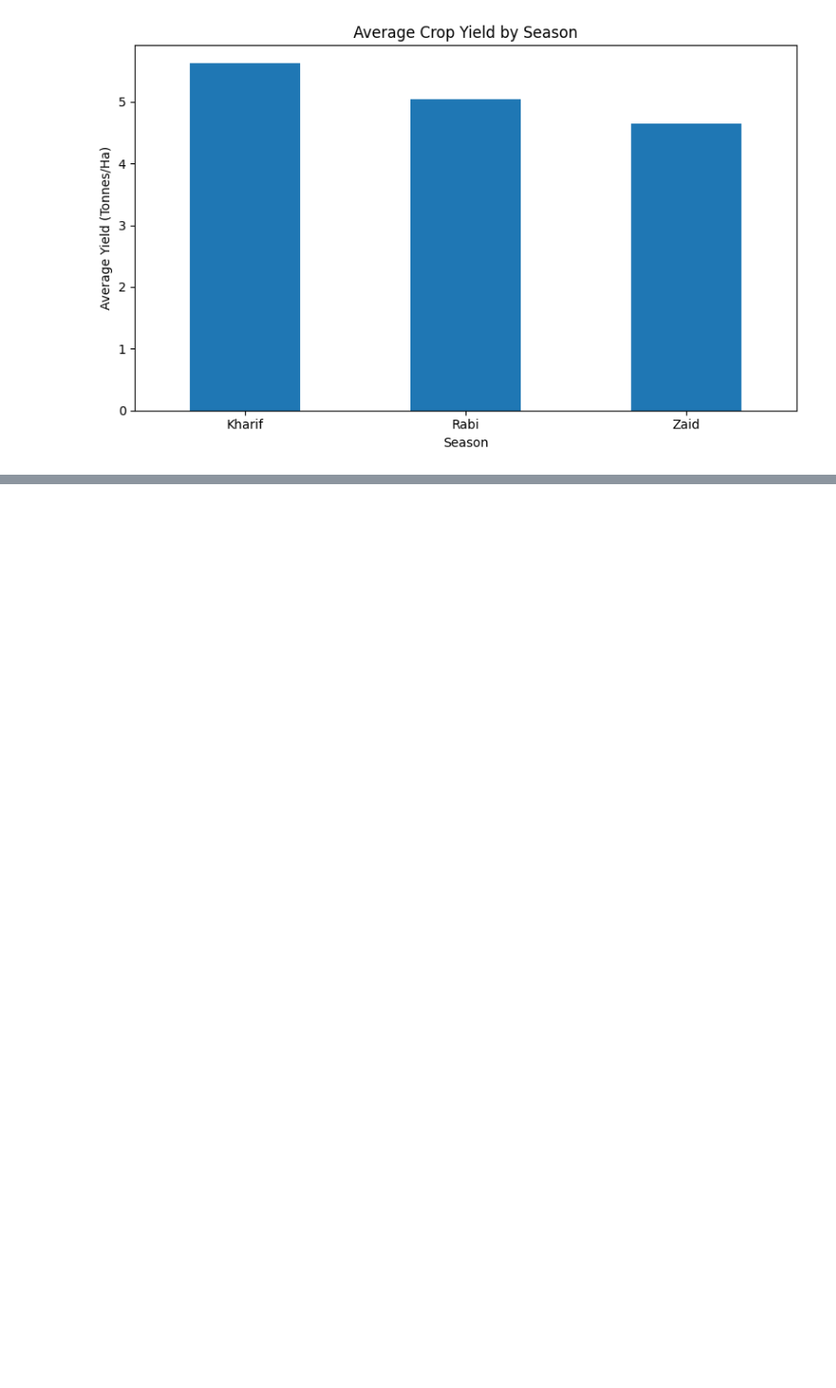
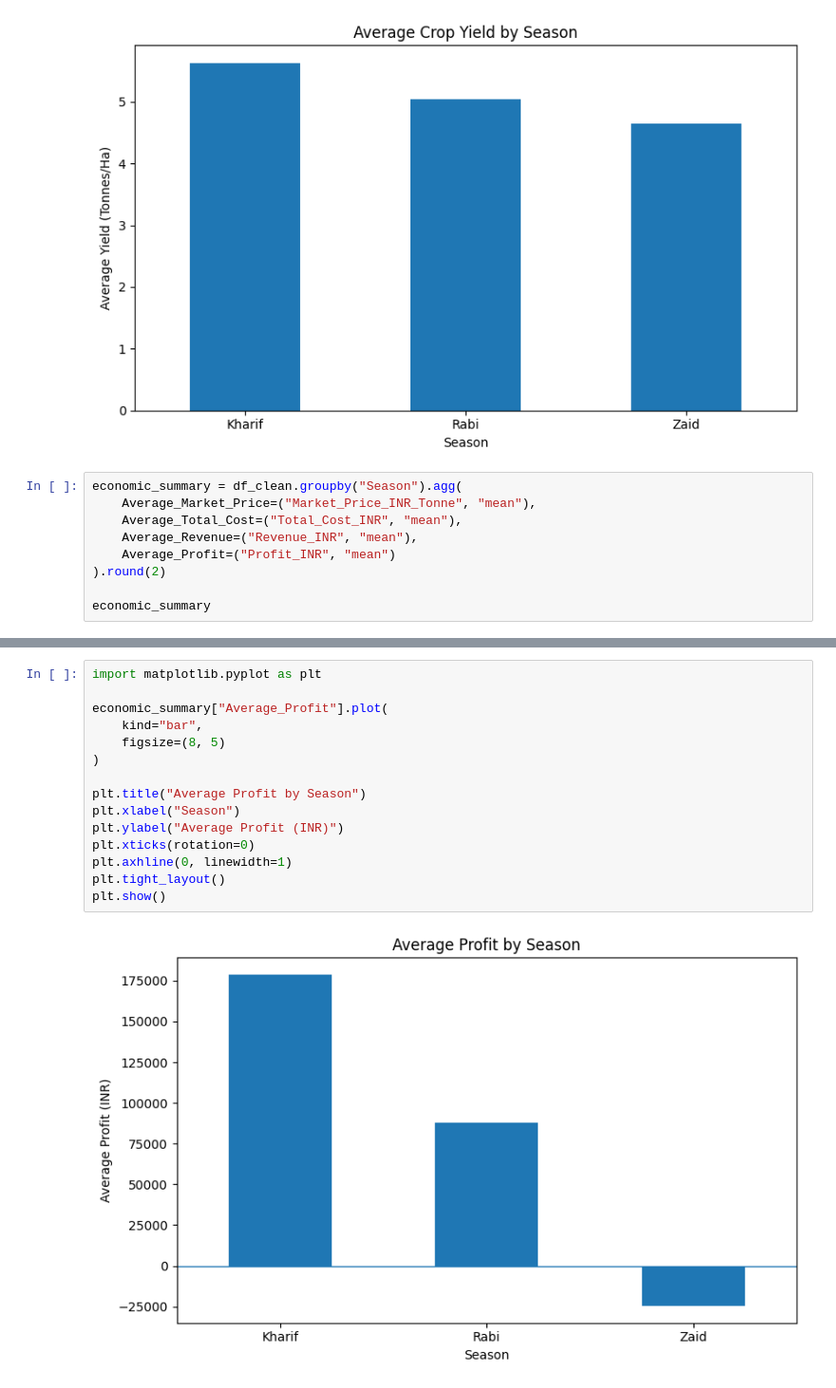
Before and after one commit to kaustubh9306-git/seasonal-agriculture-performance-analysis, a Jupyter notebook: Untitled4.ipynb, the cells around one changed output, grey strips where cells are left out. Shown at 95% size. Saved outputs shown, nothing was run; the diff lists cells and outputs as text; blank space fills up the shorter version.

```diff
--- a/Untitled4.ipynb
+++ b/Untitled4.ipynb
@@ -181,3 +181,12 @@ plt.tight_layout()
 plt.show()
 # %% [output]
 [figure]
+# %%
+economic_summary = df_clean.groupby("Season").agg(
+    Average_Market_Price=("Market_Price_INR_Tonne", "mean"),
+    Average_Total_Cost=("Total_Cost_INR", "mean"),
+    Average_Revenue=("Revenue_INR", "mean"),
+    Average_Profit=("Profit_INR", "mean")
+).round(2)
+
+economic_summary
@@ -183,0 +199,17 @@ plt.show()
+# %%
+import matplotlib.pyplot as plt
+
+economic_summary["Average_Profit"].plot(
+    kind="bar",
+    figsize=(8, 5)
+)
+
+plt.title("Average Profit by Season")
+plt.xlabel("Season")
+plt.ylabel("Average Profit (INR)")
+plt.xticks(rotation=0)
+plt.axhline(0, linewidth=1)
+plt.tight_layout()
+plt.show()
+# %% [output]
+[figure, added]
```
Also changed, not shown: parts of 1 cell of this notebook.
